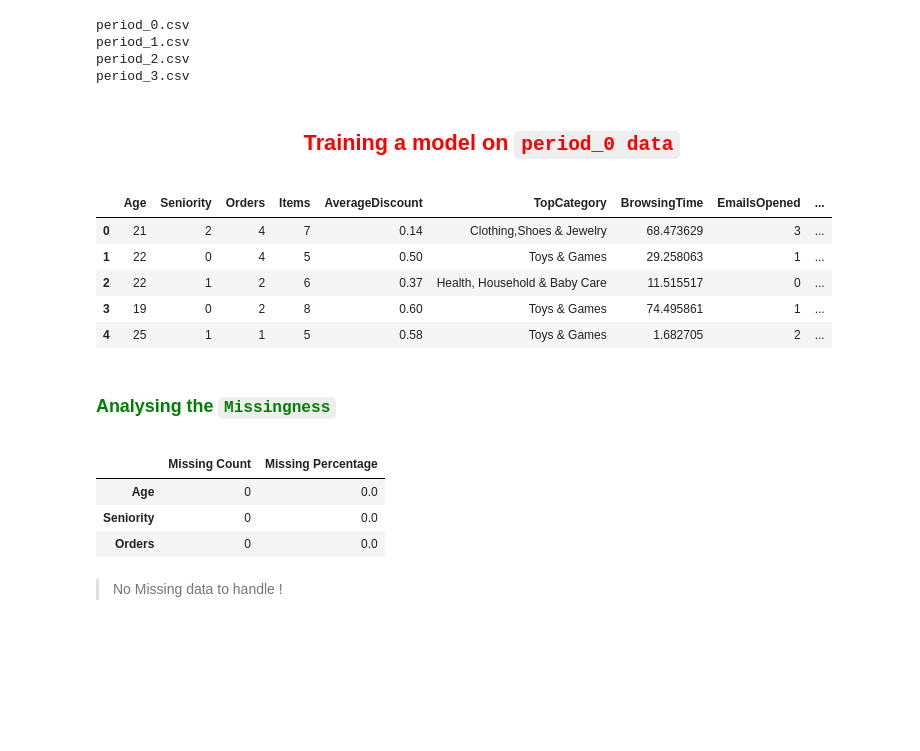
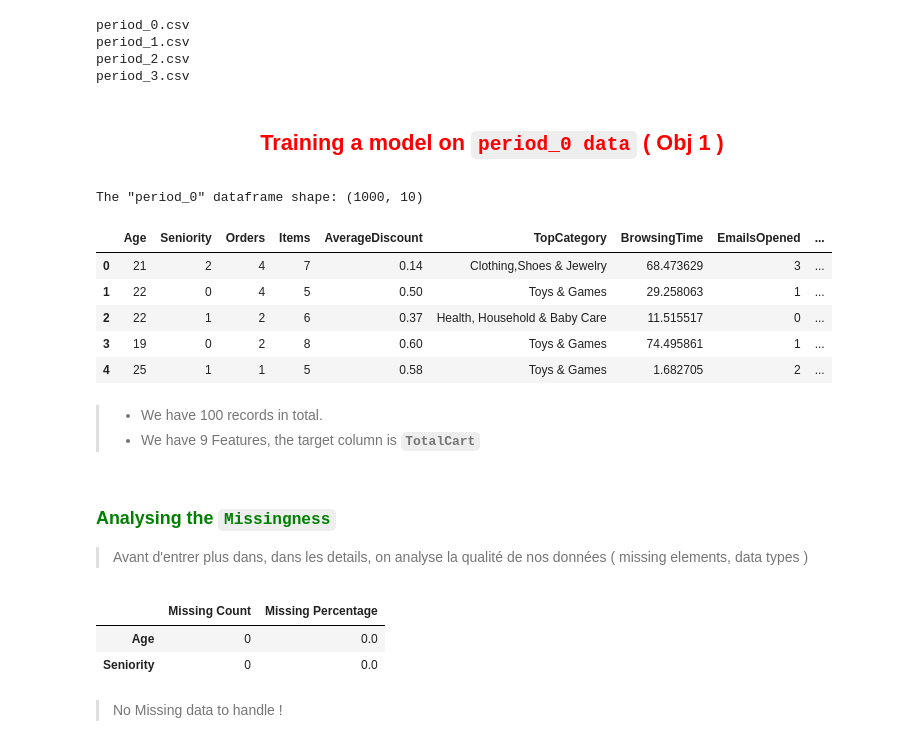
Before and after one commit to labrijisaad/Technical-Test-AXA-Direct-Assurance, a Jupyter notebook: notebooks/TestTechniqueDerive_Sujet.ipynb, the cells around one changed output. Cells and saved outputs as stored; diff of their text form; code cells hidden in the pictures; blank space fills up the shorter version.

```diff
--- a/notebooks/TestTechniqueDerive_Sujet.ipynb
+++ b/notebooks/TestTechniqueDerive_Sujet.ipynb
@@ -114,30 +129,35 @@ for file in files:
     period = pd.read_csv(file_path)
     periods.append(period)
 # %% [markdown]
-## <p style="text-align:center"><span style="color:red">Training a model on `period_0 data`</span></p>
+## <p style="text-align:center"><span style="color:red">Training a model on `period_0 data` ( Obj 1 )</span></p>
 # %%
-quarter_0 = periods[0]
+quarter_0 = periods[0] # This the dataset that contains period_0 data
+print(f'The "period_0" dataframe shape: {quarter_0.shape}')
 quarter_0.head(5)
 # %% [output]
+The "period_0" dataframe shape: (1000, 10)
 |  | Age | Seniority | Orders | Items | AverageDiscount | TopCategory | BrowsingTime | EmailsOpened | ... |
 | 0 | 21 | 2 | 4 | 7 | 0.14 | Clothing,Shoes & Jewelry | 68.473629 | 3 | ... |
 | 1 | 22 | 0 | 4 | 5 | 0.50 | Toys & Games | 29.258063 | 1 | ... |
 | 2 | 22 | 1 | 2 | 6 | 0.37 | Health, Household & Baby Care | 11.515517 | 0 | ... |
 | 3 | 19 | 0 | 2 | 8 | 0.60 | Toys & Games | 74.495861 | 1 | ... |
 | 4 | 25 | 1 | 1 | 5 | 0.58 | Toys & Games | 1.682705 | 2 | ... |
+# %% [markdown]
+> * We have 100 records in total.
+> * We have 9 Features, the target column is **`TotalCart`**
 # %% [markdown]
 ### <p style="text-align:left"><span style="color:green">Analysing the `Missingness`</span></p>
+> Avant d'entrer plus dans, dans les details, on analyse la qualité de nos données ( missing elements, data types )
 # %%
 missing_count = quarter_0.isnull().sum()
 missing_percentage = (missing_count / len(quarter_0)) * 100
 missing_data = pd.DataFrame({'Missing Count': missing_count,
                              'Missing Percentage': missing_percentage})
 
-missing_data.sort_values('Missing Count', ascending=False).head(3)
+missing_data.sort_values('Missing Count', ascending=False).head(2)
 # %% [output]
 |  | Missing Count | Missing Percentage |
 | Age | 0 | 0.0 |
 | Seniority | 0 | 0.0 |
-| Orders | 0 | 0.0 |
 # %% [markdown]
 > No Missing data to handle !
```
Also changed, not shown: parts of 24 cells of this notebook.
